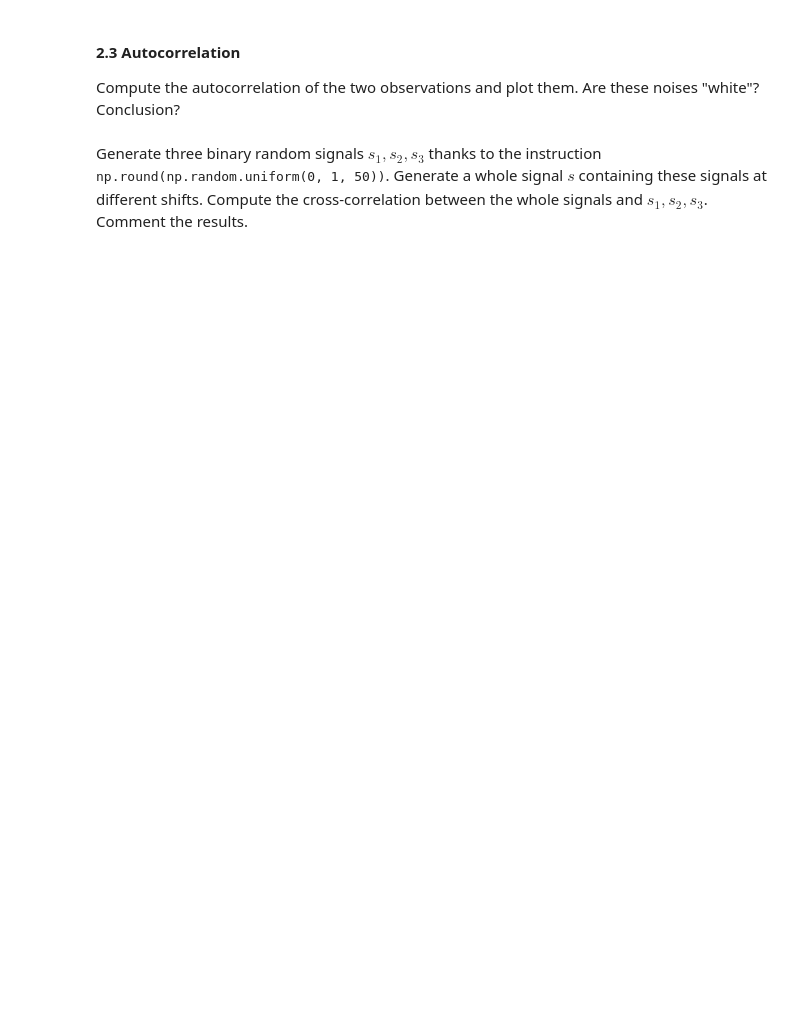
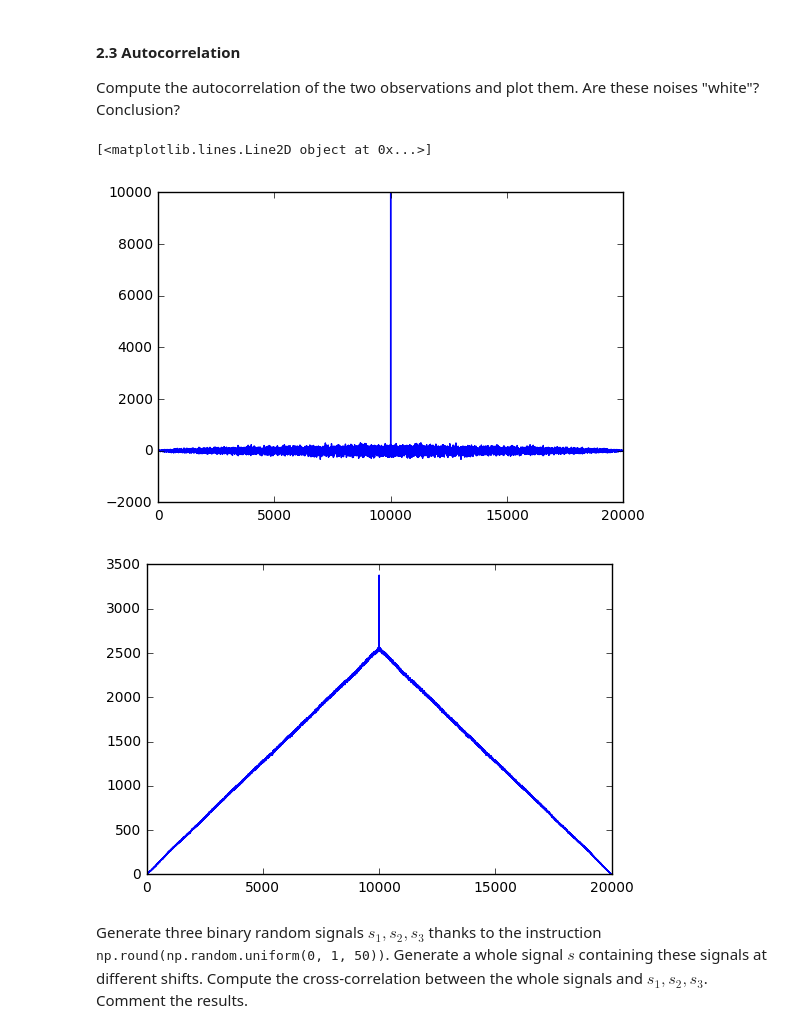
Before and after one commit to gopi231091/DSP-TP-1617, a Jupyter notebook: Lab1/python/Lab1.ipynb, the cells around one changed output. Cells and saved outputs as stored; diff of their text form; code cells hidden in the pictures; blank space fills up the shorter version.

```diff
--- a/Lab1/python/Lab1.ipynb
+++ b/Lab1/python/Lab1.ipynb
@@ -254,2 +262,18 @@ Compute the autocorrelation of the two observations and plot them. Are these noi
+# %%
+# Compute the autocorrelation of Gaussian observations
+auto_nor = np.correlate(rand_nor,rand_nor,'full')
+plt.figure()
+plt.plot(auto_nor)
+
+auto_uni = np.correlate(rand_uni,rand_uni,'full')
+plt.figure()
+plt.plot(auto_uni)
+
+#The autocorrelation of normal distribution has almost a dirac function type
+#from the properties of white noise , we can say that the noise which has autocorrelation as a dirac is "white noise"
+# %% [output]
+[<matplotlib.lines.Line2D object at 0x...>]
+[figure, added]
+[figure, added]
 # %% [markdown]
 Generate three binary random signals $s_1, s_2, s_3$ thanks to the instruction <tt>np.round(np.random.uniform(0, 1, 50))</tt>. Generate a whole signal $s$ containing these signals at different shifts. Compute the cross-correlation between the whole signals and $s_1, s_2, s_3$. Comment the results.
```
Also changed, not shown: parts of 14 cells of this notebook.
